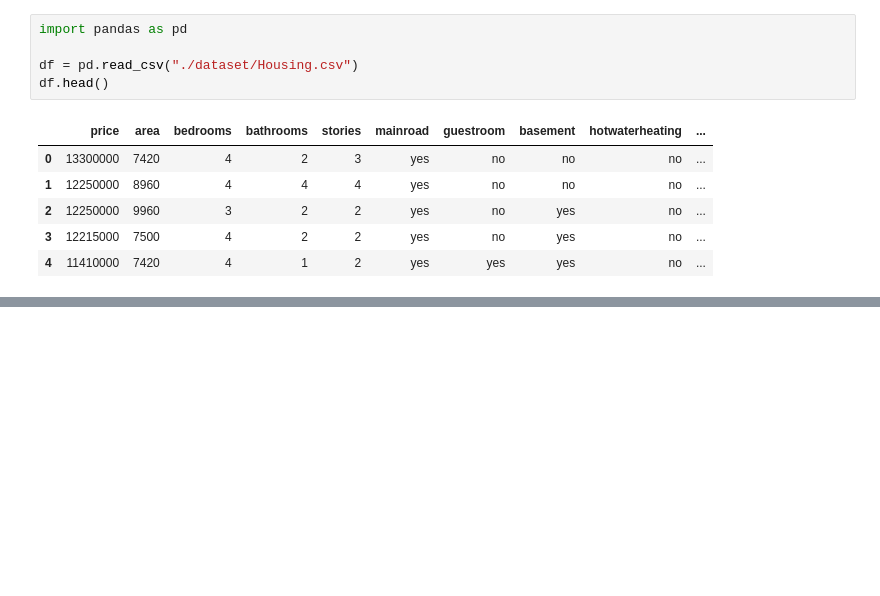
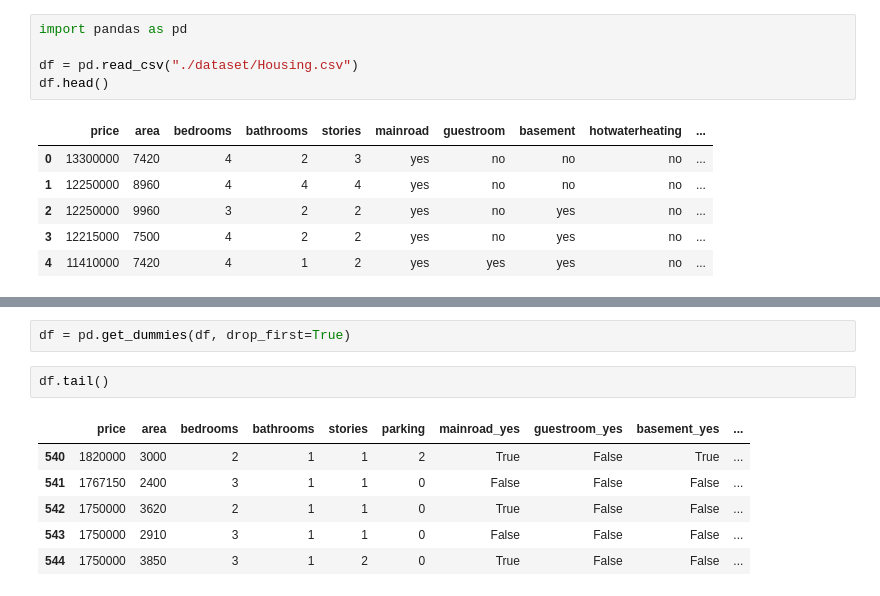
Before and after one commit to hpatel292-seneca/Machine-Learning, a Jupyter notebook: Predict_House_Prices/train_model.ipynb, the cells around one changed output, grey strips where cells are left out. Cells and saved outputs as stored; diff of their text form; blank space fills up the shorter version.

```diff
--- a/Predict_House_Prices/train_model.ipynb
+++ b/Predict_House_Prices/train_model.ipynb
@@ -36,0 +208,11 @@ df.head()
+# %%
+df = pd.get_dummies(df, drop_first=True)
+# %%
+df.tail()
+# %% [output]
+|  | price | area | bedrooms | bathrooms | stories | parking | mainroad_yes | guestroom_yes | basement_yes | ... |
+| 540 | 1820000 | 3000 | 2 | 1 | 1 | 2 | True | False | True | ... |
+| 541 | 1767150 | 2400 | 3 | 1 | 1 | 0 | False | False | False | ... |
+| 542 | 1750000 | 3620 | 2 | 1 | 1 | 0 | True | False | False | ... |
+| 543 | 1750000 | 2910 | 3 | 1 | 1 | 0 | False | False | False | ... |
+| 544 | 1750000 | 3850 | 3 | 1 | 2 | 0 | True | False | False | ... |
```
Also changed, not shown: parts of 37 cells of this notebook.
